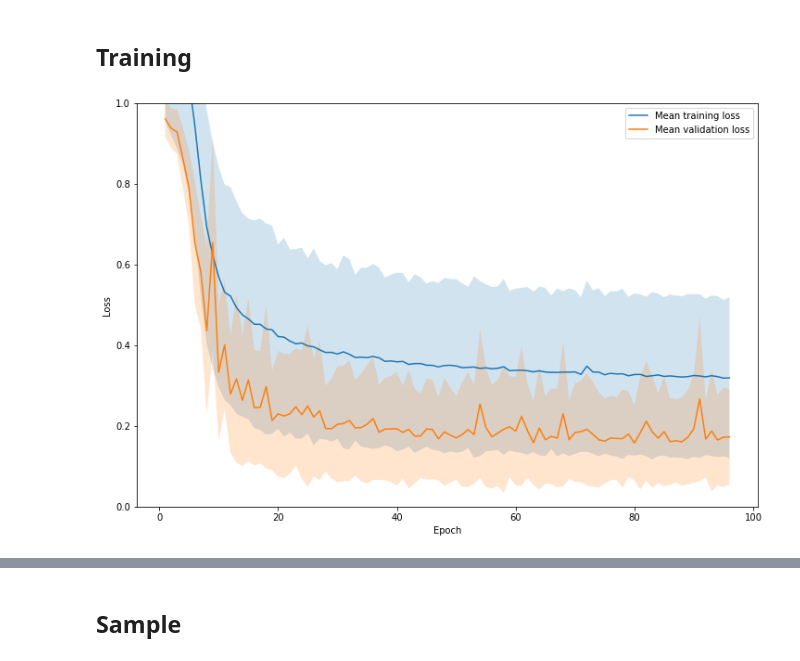
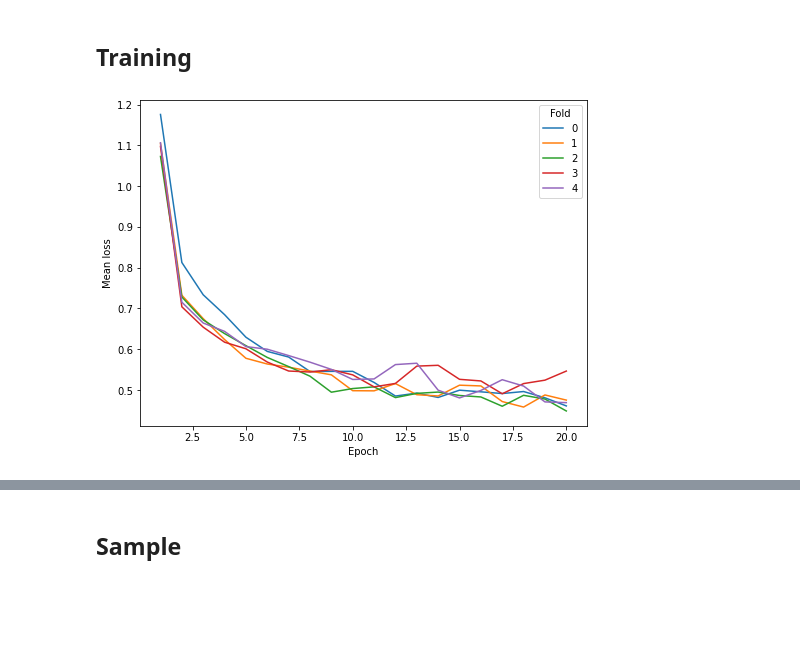
Before and after one commit to francois-rozet/adopptrs, a Jupyter notebook: notebooks/multisegnet.ipynb, the cells around one changed output, grey strips where cells are left out. Saved outputs shown, nothing was run; the diff lists cells and outputs as text; code cells hidden in the pictures; blank space fills up the shorter version.

Commit message:
Various improvements and plots

```diff
--- a/notebooks/multisegnet.ipynb
+++ b/notebooks/multisegnet.ipynb
@@ -58,31 +58,21 @@ Estimated Total Size (MB): 452.43
 # %%
 import matplotlib.pyplot as plt
 import pandas as pd
 
-stats = pd.read_csv('../products/csv/multisegnet_statistics.csv')
+stats = pd.read_csv('../products/csv/multisegnet.csv')
 
-plt.figure(figsize=(12, 8))
+plt.figure(figsize=(8, 6))
 
-plt.plot(stats['epoch'], stats['train_loss_mean'], label='Mean training loss')
-plt.fill_between(
-    stats['epoch'],
-    stats['train_loss_mean'] - stats['train_loss_std'],
-    stats['train_loss_mean'] + stats['train_loss_std'],
-    alpha=0.2
-)
-
-plt.plot(stats['epoch'], stats['valid_loss_mean'], label='Mean validation loss')
-plt.fill_between(
-    stats['epoch'],
-    stats['valid_loss_mean'] - stats['valid_loss_std'],
-    stats['valid_loss_mean'] + stats['valid_loss_std'],
-    alpha=0.2
-)
+for i in range(5):
+    plt.plot(
+        stats[stats['model'] == 'multisegnet_{}'.format(i)]['epoch'],
+        stats[stats['model'] == 'multisegnet_{}'.format(i)]['train_loss_mean'],
+        label='{}'.format(i)
+    )
 
 plt.xlabel('Epoch')
-plt.ylabel('Loss')
-plt.ylim(0., 1.)
-plt.legend()
+plt.ylabel('Mean loss')
+plt.legend(title='Fold')
 plt.show()
 # %% [output]
-[figure, old version]
+[figure, new version]
```
Also changed, not shown: parts of 9 cells of this notebook, 15 other files.
